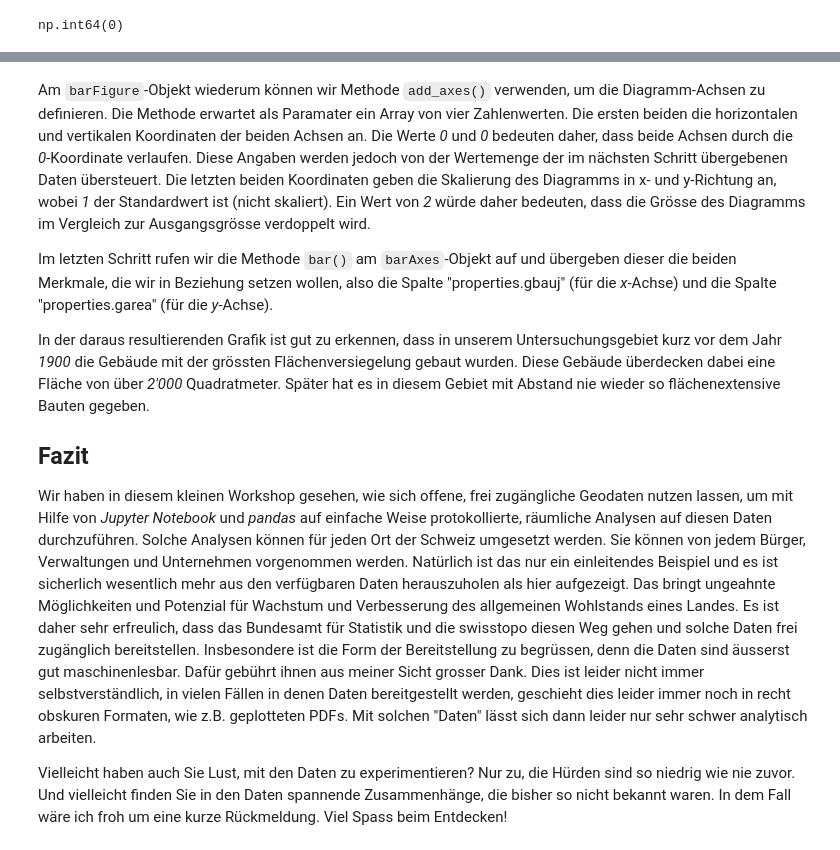
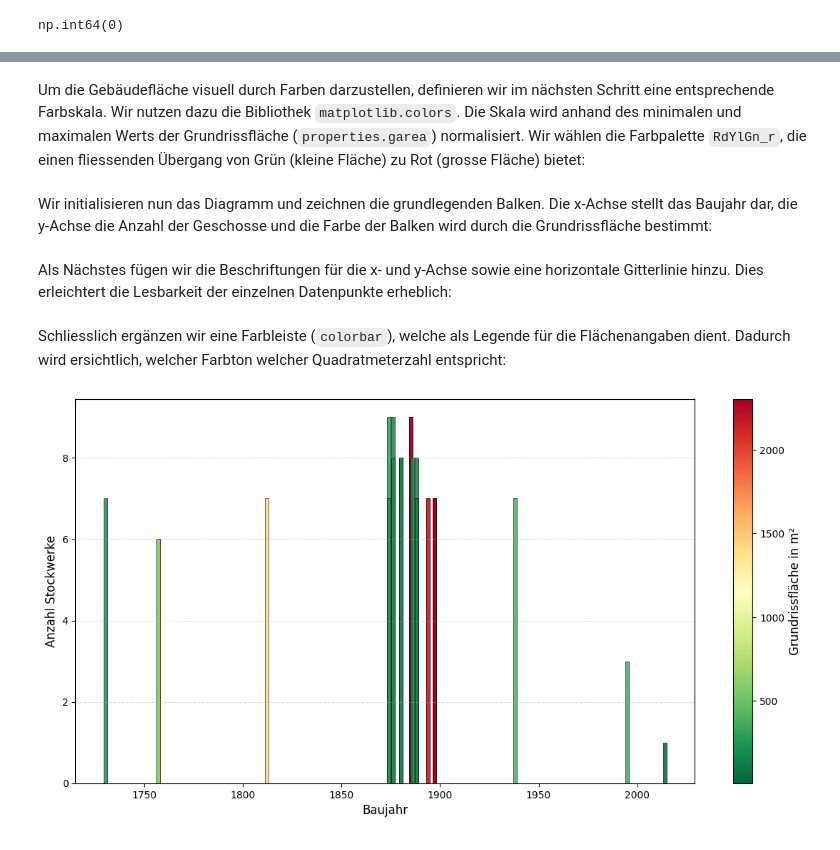
Before and after one commit to edgarbutwilowski/technik-und-teilhabe, a Jupyter notebook: beitraege/2022-03-offene-gebaeudedaten/index.ipynb, the cells around one changed output, grey strips where cells are left out. Saved outputs shown, nothing was run; the diff lists cells and outputs as text; code cells hidden in the pictures.

Commit message:
Artikel zu Offenen Gebäudedaten inhaltlich verbessert

```diff
--- a/beitraege/2022-03-offene-gebaeudedaten/index.ipynb
+++ b/beitraege/2022-03-offene-gebaeudedaten/index.ipynb
@@ -313,12 +315,37 @@ barAxes.bar(buildingsDataFrame["properties.gbauj"],
-# %% [markdown]
-Am `barFigure`-Objekt wiederum können wir Methode `add_axes()` verwenden, um die Diagramm-Achsen zu definieren. Die Methode erwartet als Paramater ein Array von vier Zahlenwerten. Die ersten beiden die horizontalen und vertikalen Koordinaten der beiden Achsen an. Die Werte _0_ und _0_ bedeuten daher, dass beide Achsen durch die _0_-Koordinate verlaufen. Diese Angaben werden jedoch von der Wertemenge der im nächsten Schritt übergebenen Daten übersteuert. Die letzten beiden Koordinaten geben die Skalierung des Diagramms in x- und y-Richtung an, wobei _1_ der Standardwert ist (nicht skaliert). Ein Wert von _2_ würde daher bedeuten, dass die Grösse des Diagramms im Vergleich zur Ausgangsgrösse verdoppelt wird.
-
-Im letzten Schritt rufen wir die Methode `bar()` am `barAxes`-Objekt auf und übergeben dieser die beiden Merkmale, die wir in Beziehung setzen wollen, also die Spalte "properties.gbauj" (für die _x_-Achse) und die Spalte "properties.garea" (für die _y_-Achse).
-
-In der daraus resultierenden Grafik ist gut zu erkennen, dass in unserem Untersuchungsgebiet kurz vor dem Jahr _1900_ die Gebäude mit der grössten Flächenversiegelung gebaut wurden. Diese Gebäude überdecken dabei eine Fläche von über _2'000_ Quadratmeter. Später hat es in diesem Gebiet mit Abstand nie wieder so flächenextensive Bauten gegeben.
-
-## Fazit
-
-Wir haben in diesem kleinen Workshop gesehen, wie sich offene, frei zugängliche Geodaten nutzen lassen, um mit Hilfe von _Jupyter Notebook_ und _pandas_ auf einfache Weise protokollierte, räumliche Analysen auf diesen Daten durchzuführen. Solche Analysen können für jeden Ort der Schweiz umgesetzt werden. Sie können von jedem Bürger, Verwaltungen und Unternehmen vorgenommen werden. Natürlich ist das nur ein einleitendes Beispiel und es ist sicherlich wesentlich mehr aus den verfügbaren Daten herauszuholen als hier aufgezeigt. Das bringt ungeahnte Möglichkeiten und Potenzial für Wachstum und Verbesserung des allgemeinen Wohlstands eines Landes. Es ist daher sehr erfreulich, dass das Bundesamt für Statistik und die swisstopo diesen Weg gehen und solche Daten frei zugänglich bereitstellen. Insbesondere ist die Form der Bereitstellung zu begrüssen, denn die Daten sind äusserst gut maschinenlesbar. Dafür gebührt ihnen aus meiner Sicht grosser Dank. Dies ist leider nicht immer selbstverständlich, in vielen Fällen in denen Daten bereitgestellt werden, geschieht dies leider immer noch in recht obskuren Formaten, wie z.B. geplotteten PDFs. Mit solchen "Daten" lässt sich dann leider nur sehr schwer analytisch arbeiten.
-
-Vielleicht haben auch Sie Lust, mit den Daten zu experimentieren? Nur zu, die Hürden sind so niedrig wie nie zuvor. Und vielleicht finden Sie in den Daten spannende Zusammenhänge, die bisher so nicht bekannt waren. In dem Fall wäre ich froh um eine kurze Rückmeldung. Viel Spass beim Entdecken!
+# %%
+plotData = buildingsDataFrame.dropna(subset=['properties.gbauj', 'properties.garea', 'properties.gastw'])
+# %% [markdown]
+Um die Gebäudefläche visuell durch Farben darzustellen, definieren wir im nächsten Schritt eine entsprechende Farbskala. Wir nutzen dazu die Bibliothek `matplotlib.colors`. Die Skala wird anhand des minimalen und maximalen Werts der Grundrissfläche (`properties.garea`) normalisiert. Wir wählen die Farbpalette `RdYlGn_r`, die einen fliessenden Übergang von Grün (kleine Fläche) zu Rot (grosse Fläche) bietet:
+# %%
+import matplotlib.colors as mcolors
+norm = mcolors.Normalize(vmin=plotData['properties.garea'].min(), vmax=plotData['properties.garea'].max())
+cmap = pyplot.get_cmap('RdYlGn_r')
+# %% [markdown]
+Wir initialisieren nun das Diagramm und zeichnen die grundlegenden Balken. Die x-Achse stellt das Baujahr dar, die y-Achse die Anzahl der Geschosse und die Farbe der Balken wird durch die Grundrissfläche bestimmt:
+# %%
+pyplot.ioff() # permanentes Zeichnen des Diagramms verhindern
+fig, ax = pyplot.subplots(figsize=(14, 7))
+
+bars = ax.bar(plotData["properties.gbauj"],
+              plotData["properties.gastw"],
+              color=cmap(norm(plotData["properties.garea"])),
+              width=1.8,
+              edgecolor='black',
+              linewidth=0.5,
+              alpha=0.85)
+# %% [markdown]
+Als Nächstes fügen wir die Beschriftungen für die x- und y-Achse sowie eine horizontale Gitterlinie hinzu. Dies erleichtert die Lesbarkeit der einzelnen Datenpunkte erheblich:
+# %%
+ax.set_xlabel('Baujahr', fontsize=12)
+ax.set_ylabel('Anzahl Stockwerke', fontsize=12)
+ax.grid(axis='y', linestyle='--', alpha=0.4)
+# %% [markdown]
+Schliesslich ergänzen wir eine Farbleiste (`colorbar`), welche als Legende für die Flächenangaben dient. Dadurch wird ersichtlich, welcher Farbton welcher Quadratmeterzahl entspricht:
+# %%
+sm = pyplot.cm.ScalarMappable(cmap=cmap, norm=norm)
+sm.set_array([])
+cbar = fig.colorbar(sm, ax=ax)
+cbar.set_label('Grundrissfläche in m²', fontsize=12)
+fig
+# %% [output]
+[figure, added]
```
Also changed, not shown: parts of 12 cells of this notebook, 1 other file.
